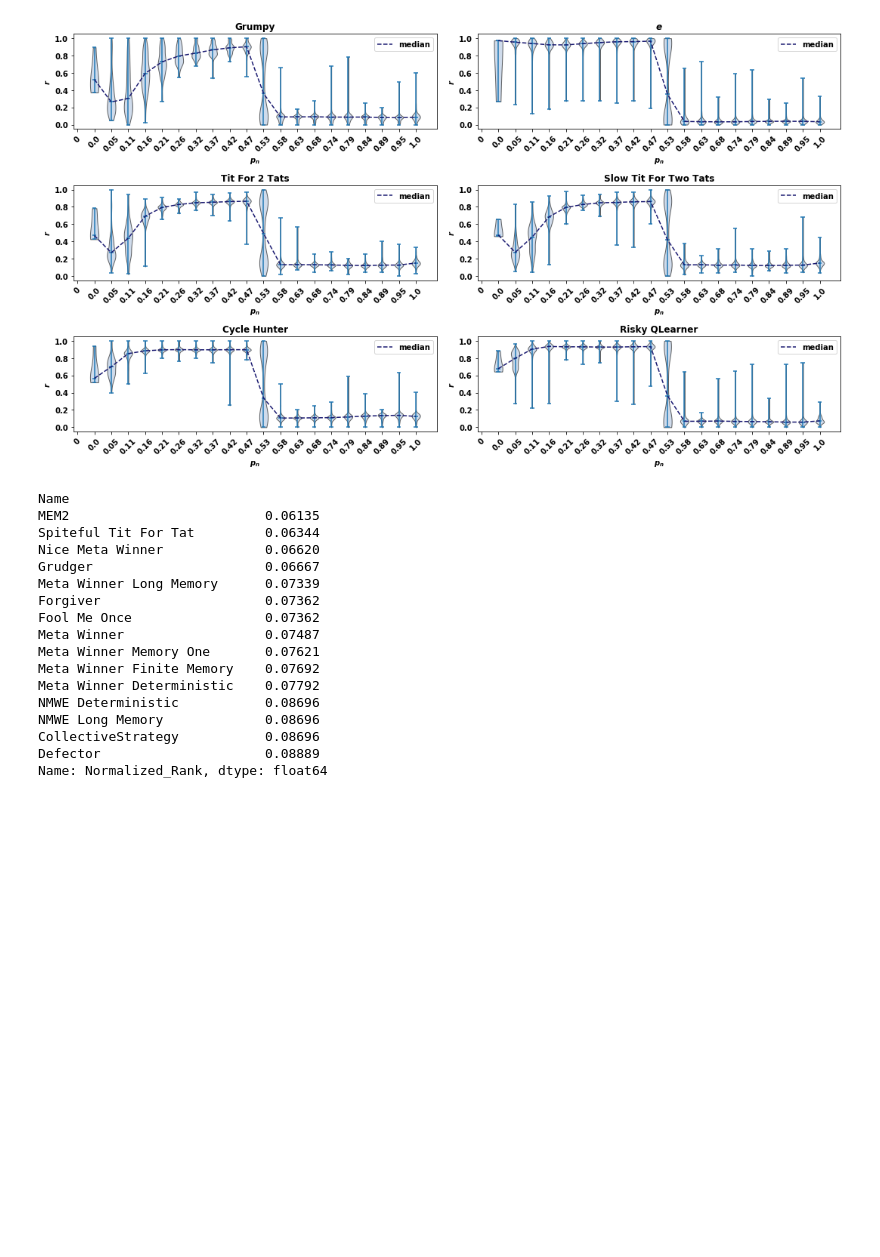
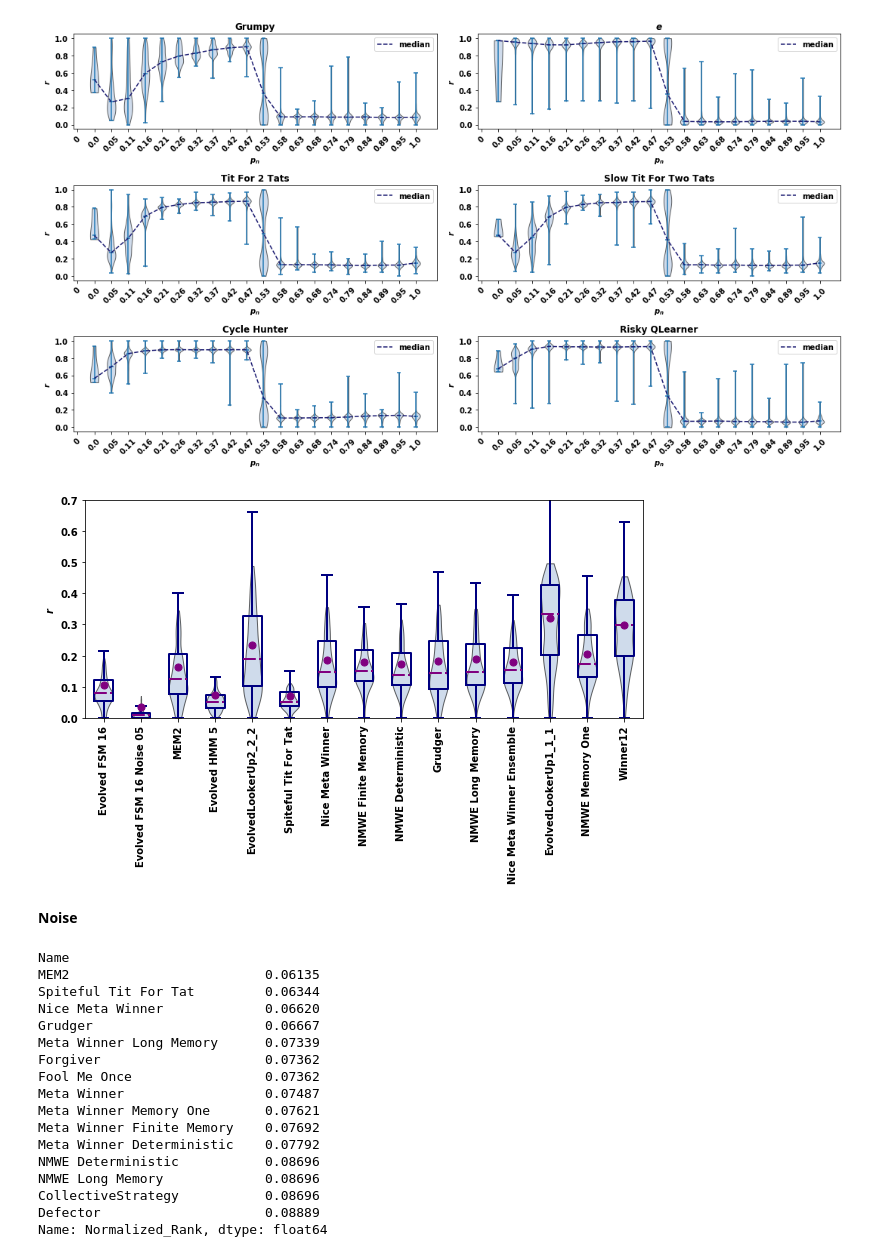
Before and after one commit to Nikoleta-v3/meta-analysis-of-prisoners-dilemma-tournaments, a Jupyter notebook: nbs/1. Top Ranked Strategies.ipynb, the cells around one changed output. Cells and saved outputs as stored; diff of their text form; code cells hidden in the pictures; blank space fills up the shorter version.

Commit message:
fixes the discussion on the top performances and on the evaluation approaches

```diff
--- a/nbs/1. Top Ranked Strategies.ipynb
+++ b/nbs/1. Top Ranked Strategies.ipynb
@@ -458,3 +458,5 @@ fig.tight_layout()
 # plt.savefig('../images/noise_effect.pdf', bbox_inches='tight')
 # %% [output]
 [figure]
+# %%
+top_names = probend.groupby(['Name']).median()['Normalized_Rank'].round(decimals=3).sort_values()[:15].index
@@ -461,3 +478,40 @@ fig.tight_layout()
+# %%
+fig, axes = plt.subplots(figsize=(10, 4))
+
+parts = axes.violinplot(violin_data, showextrema=False,
+                        showmeans=False);
+
+boxes = axes.boxplot(data, showfliers=False)
+axes.scatter(range(1, len(means) + 1), means, marker='o', color='purple', zorder=3, s=50)
+
+for pc in parts['bodies']:
+    pc.set_facecolor('lightsteelblue')
+    pc.set_edgecolor('black')
+    pc.set_alpha(.60)
+
+for bp in boxes['medians']:
+    bp.set_color('purple')
+    bp.set_linewidth(2)
+    bp.set_linestyle('-.')
+for bp in boxes['caps']:
+    bp.set_color('navy')
+    bp.set_linewidth(2)
+for bp in boxes['whiskers']:
+    bp.set_color('navy')
+    bp.set_linewidth(2)
+for bp in boxes['boxes']:
+    bp.set_color('navy')
+    bp.set_linewidth(2)
+
+axes.set_ylabel(r'$r$')
+axes.set_ylim([0, 0.7]);
+axes.set_xticklabels(list(top_names), rotation=90);
+
+plt.savefig('../images/probend_performance_subset.pdf', bbox_inches='tight')
+# %% [output]
+[figure, added]
+# %% [markdown]
+**Noise**
 # %%
 noise = dfs[1][dfs[1]['noise'] < 0.50]
 # %%
```
Also changed, not shown: parts of 20 cells of this notebook, 8 other files.
